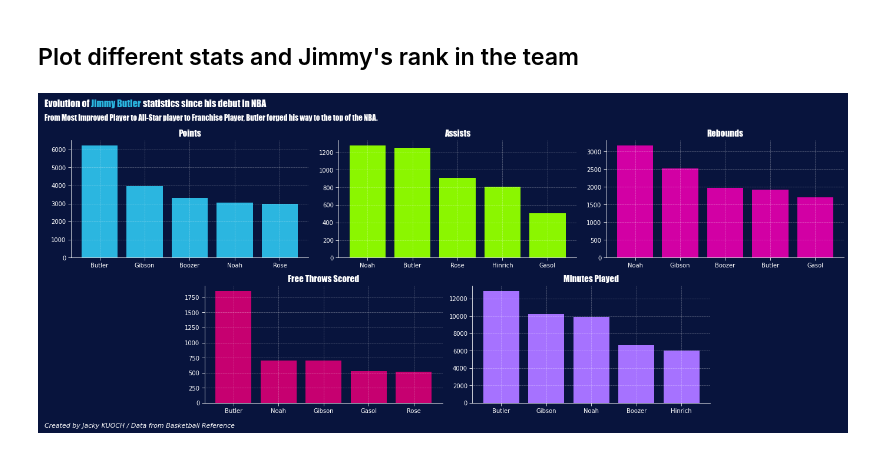
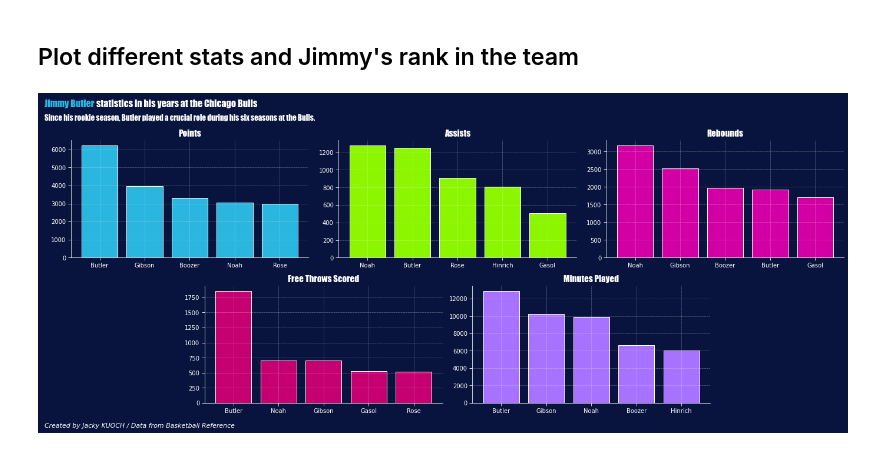
Before and after one commit to JackyKch/JimmyButler, a Jupyter notebook: coding/chicago_importance.ipynb, the cells around one changed output. Saved outputs shown, nothing was run; the diff lists cells and outputs as text; code cells hidden in the pictures.

Commit message:
Create importance plot for JB in Chicago

```diff
--- a/coding/chicago_importance.ipynb
+++ b/coding/chicago_importance.ipynb
@@ -109,38 +103,38 @@ ax3.spines['right'].set_visible(False)
 ax3.spines['left'].set_color("w")
 
 ## Fourth plot
 ax4.spines['bottom'].set_color("w")
 ax4.spines['top'].set_visible(False)
 ax4.spines['right'].set_visible(False)
 ax4.spines['left'].set_color("w")
 
 ## Fith plot
 ax5.spines['bottom'].set_color("w")
 ax5.spines['top'].set_visible(False)
 ax5.spines['right'].set_visible(False)
 ax5.spines['left'].set_color("w")
 
 # Title and credits
-fig_text(0,1.08, s="Evolution of <Jimmy Butler> statistics since his debut in NBA\n", highlight_textprops=[{"color": '#2bb6e0'}], fontsize = 16, fontweight = "bold", color = "w", **hfont)
-fig.text(0,1.01, "From Most Improved Player to All-Star player to Franchise Player, Butler forged his way to the top of the NBA.", fontsize = 13, fontweight="light", color = "w", **hfont)
+fig_text(0,1.08, s="<Jimmy Butler> statistics in his years at the Chicago Bulls\n", highlight_textprops=[{"color": '#2bb6e0'}], fontsize = 16, fontweight = "bold", color = "w", **hfont)
+fig.text(0,1.01, "Since his rookie season, Butler played a crucial role during his six seasons at the Bulls.", fontsize = 13, fontweight="light", color = "w", **hfont)
 fig.text(0, -0.025, "Created by Jacky KUOCH / Data from Basketball Reference",fontstyle="italic",fontsize=11, color="w")
 
 # Plot bar charts of stats
-ax1.bar(points['Player'], points['PTS'], zorder=0, color="#2bb6e0")
-ax2.bar(assists['Player'], assists['AST'], zorder=0, color="#8BF600")
-ax3.bar(rebounds['Player'], rebounds['TRB'], zorder=0, color="#D200A4")
-ax4.bar(freethrows['Player'], freethrows['FT'],zorder=0, color="#C60070")
-ax5.bar(minutes['Player'], minutes['MP'],zorder=0, color="#A672FF")
+ax1.bar(points['Player'], points['PTS'], zorder=0, color="#2bb6e0",edgecolor = 'w')
+ax2.bar(assists['Player'], assists['AST'], zorder=0, color="#8BF600",edgecolor = 'w')
+ax3.bar(rebounds['Player'], rebounds['TRB'], zorder=0, color="#D200A4",edgecolor = 'w')
+ax4.bar(freethrows['Player'], freethrows['FT'],zorder=0, color="#C60070",edgecolor = 'w')
+ax5.bar(minutes['Player'], minutes['MP'],zorder=0, color="#A672FF",edgecolor = 'w')
 
 # Axes Label
 ## First plot
 ax1.set_title("Points", color="w", fontsize=15 , **hfont)
 ax2.set_title("Assists", color="w", fontsize=15 , **hfont)
 ax3.set_title("Rebounds", color="w", fontsize=15 , **hfont)
 ax4.set_title("Free Throws Scored", color="w", fontsize=15 , **hfont)
 ax5.set_title("Minutes Played", color="w", fontsize=15 , **hfont)
 
 
 fig.tight_layout()
 # %% [output]
-[figure, old version]
+[figure, new version]
```
Also changed, not shown: parts of 1 cell of this notebook.
